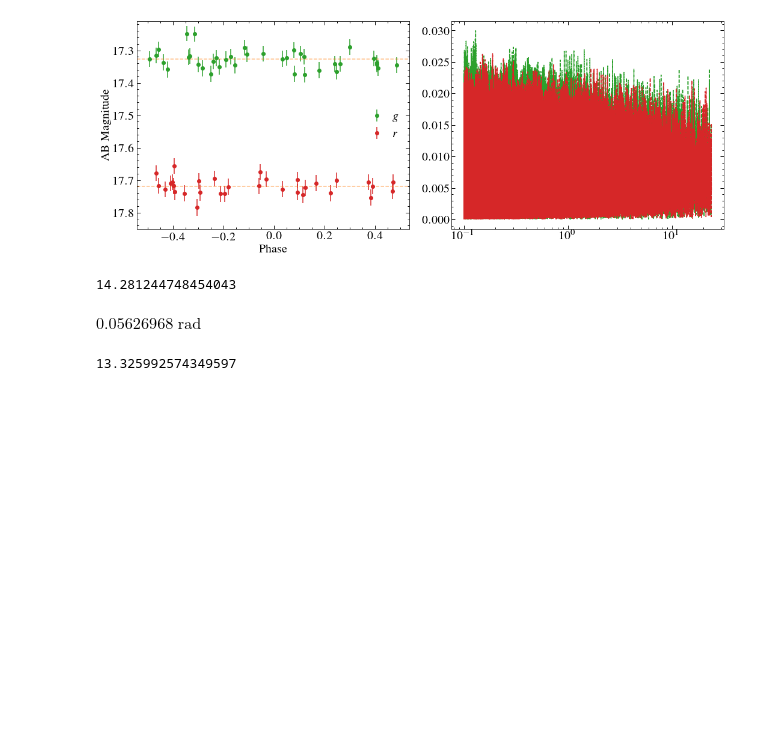
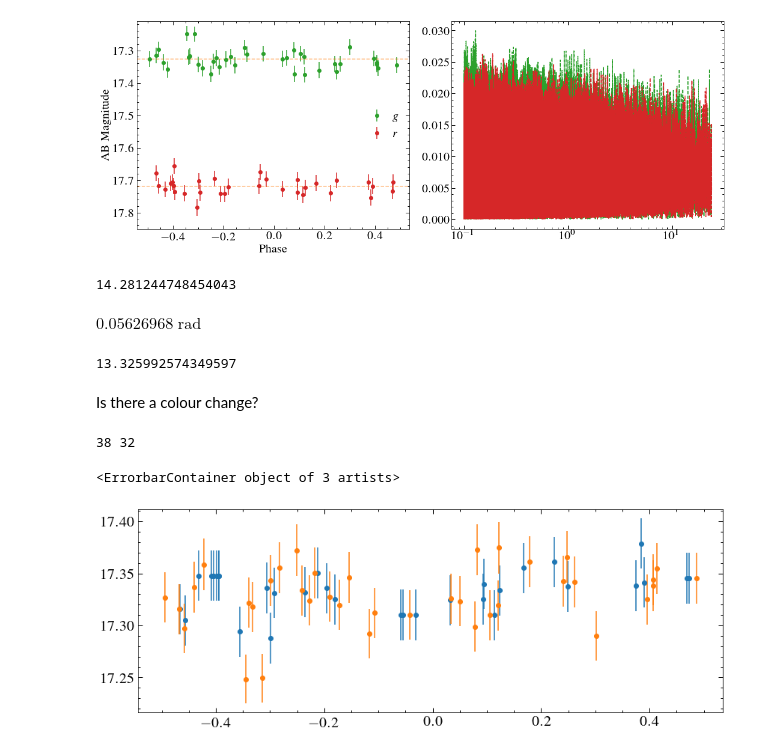
Before and after one commit to davidjwilson/wd-bd, a Jupyter notebook: 1144_ztf.ipynb, the cells around one changed output. Saved outputs shown, nothing was run; the diff lists cells and outputs as text; code cells hidden in the pictures; blank space fills up the shorter version.

```diff
--- a/1144_ztf.ipynb
+++ b/1144_ztf.ipynb
@@ -91,6 +91,10 @@ for i, bandat in enumerate([gdata, rdata]):
     plt.subplot(121)
     lc = lk.LightCurve(time= bandat['mjd']*u.d, flux=bandat['mag'], flux_err=bandat['magerr'])
     lcfold = lc.fold(period)
+    if i == 0:
+        glcf = lcfold
+    if i == 1:
+        rlcf = lcfold
     plt.errorbar(lcfold.time, lcfold.flux, yerr=lcfold.flux_err, marker='o', ls='none', label= bands[i], color=cols[i])
     plt.axhline(np.median(lc.flux), ls='--', c='C1', alpha=0.5)
     plt.subplot(122)
@@ -134,3 +138,9 @@ tdur = (P/np.pi)*np.arcsin((R1+R2)/a)
 tdur.value*60
 # %% [output]
 13.325992574349597
+# %% [markdown]
+Is there a colour change?
+# %%
+print(len(glcf.time), len(rlcf.time))
+# %% [output]
+38 32
@@ -136,0 +149,8 @@ tdur.value*60
+# %%
+fakegt, fakegf = resample.bintogrid(glcf.time, glcf.flux, newx=rlcf.time)
+fakege = np.full(len(fakegt), np.mean(glcf.flux_err))
+plt.errorbar(fakegt, fakegf, yerr=fakege, marker='o', ls='none')
+plt.errorbar(glcf.time, glcf.flux, yerr=glcf.flux_err, marker='o', ls='none')
+# %% [output]
+<ErrorbarContainer object of 3 artists>
+[figure, added]
```
Also changed, not shown: parts of 3 cells of this notebook, 5 other files.
